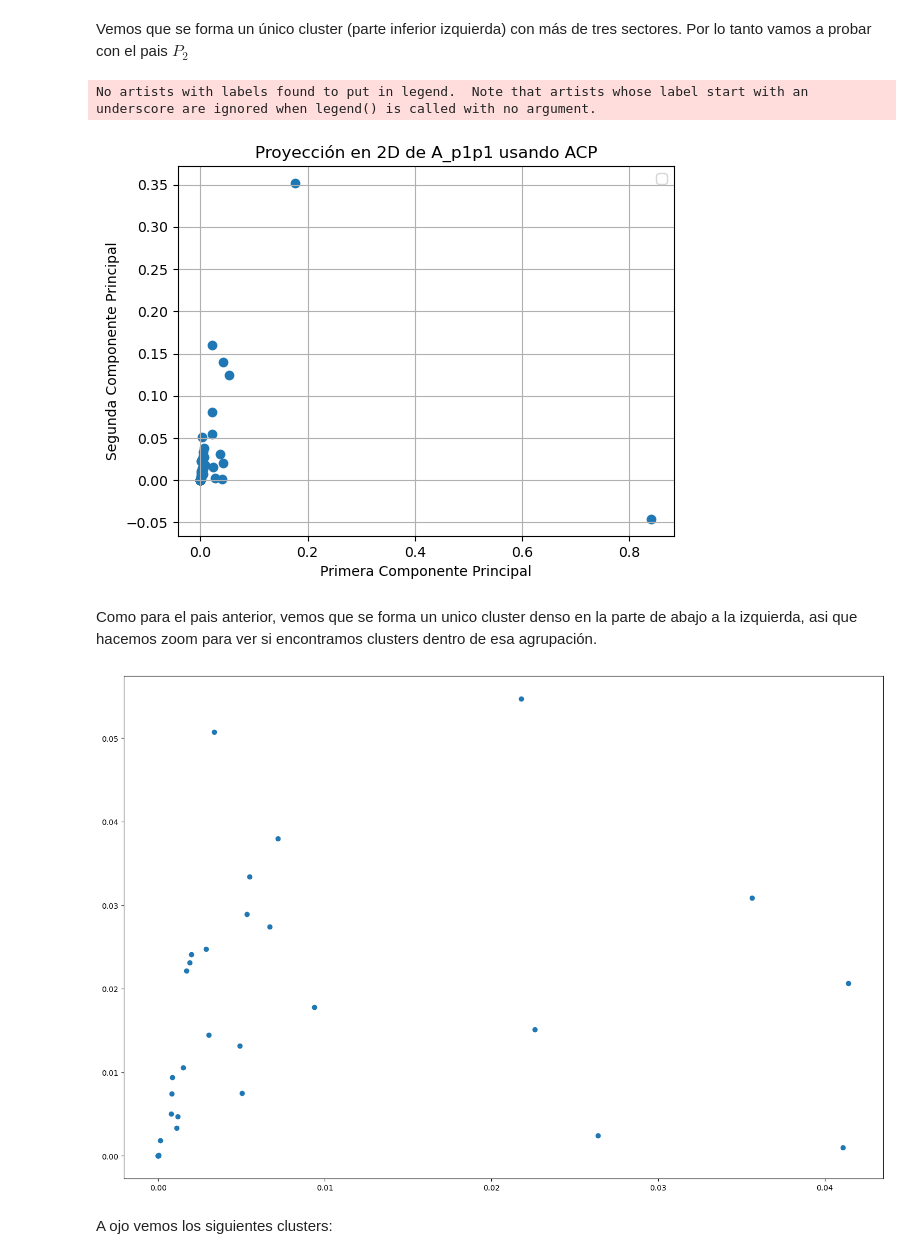
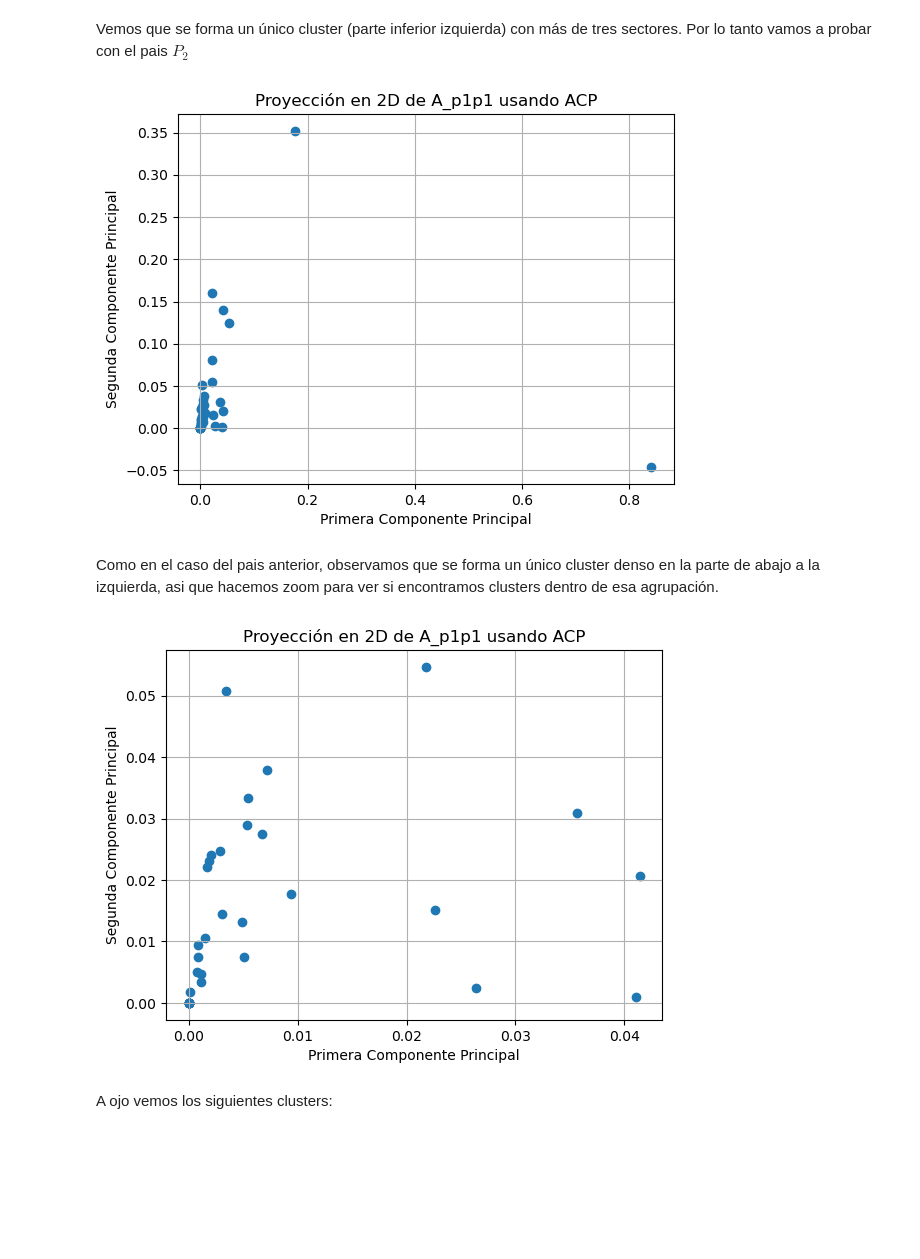
Before and after one commit to IMAbril/Matrices_Insumo-Producto, a Jupyter notebook: notebooks/TP2_resuelto.ipynb, the cells around one changed output. Saved outputs shown, nothing was run; the diff lists cells and outputs as text; code cells hidden in the pictures; blank space fills up the shorter version.

```diff
--- a/notebooks/TP2_resuelto.ipynb
+++ b/notebooks/TP2_resuelto.ipynb
@@ -510,7 +511,7 @@ plt.scatter(cluster_denso[:,0],cluster_denso[:,1])
 # %% [markdown]
 Vemos que se forma un único cluster (parte inferior izquierda) con más de tres sectores. Por lo tanto vamos a probar con el pais $P_2$
 # %%
-
+# Vamos a repetir los pasos para p2
 I = np.eye(40)
 e = np.ones((40,1))
 E_40 = I - 1/40 * e @ e.transpose()
@@ -537,25 +538,22 @@ plt.scatter(proyecciones_Ap2[:,0],proyecciones_Ap2[:,1])
 plt.title('Proyección en 2D de A_p1p1 usando ACP')
 plt.xlabel('Primera Componente Principal')
 plt.ylabel('Segunda Componente Principal')
-plt.legend()
 plt.grid(True)
 plt.show()
 # %% [output]
-No artists with labels found to put in legend.  Note that artists whose label start with an underscore are ignored when legend() is called with no argument.
 [figure]
 # %% [markdown]
-Como para el pais anterior, vemos que se forma un unico cluster denso en la parte de abajo a la izquierda, asi que hacemos zoom para ver si encontramos clusters dentro de esa agrupación.
+Como en el caso del pais anterior, observamos que se forma un único cluster denso en la parte de abajo a la izquierda, asi que hacemos zoom para ver si encontramos clusters dentro de esa agrupación.
 # %%
-cluster_denso_p2 = filtrar_puntos(proyecciones_Ap2,[-1,0.07],[-1,0.07])
-plt.figure(figsize=(18,12))
+cluster_denso_p2 = filtrar_puntos(proyecciones_Ap2,[-1,0.07],[-1,0.07]) # Nos quedamos con los puntos de interés
 plt.scatter(cluster_denso_p2[:,0],cluster_denso_p2[:,1])
-
-#for i in range(cluster_denso_p2.shape[0]-1):
-#    plt.text(cluster_denso_p2[i][0], cluster_denso_p2[i][1], cluster_denso_p2[i][2], fontsize=7, ha='right', va='bottom')
-
+plt.title('Proyección en 2D de A_p1p1 usando ACP')
+plt.xlabel('Primera Componente Principal')
+plt.ylabel('Segunda Componente Principal')
+plt.grid(True)
 plt.show()
 # %% [output]
-[figure, old version]
+[figure, new version]
 # %% [markdown]
 A ojo vemos los siguientes clusters:
 # %%
```
Also changed, not shown: parts of 27 cells of this notebook.
